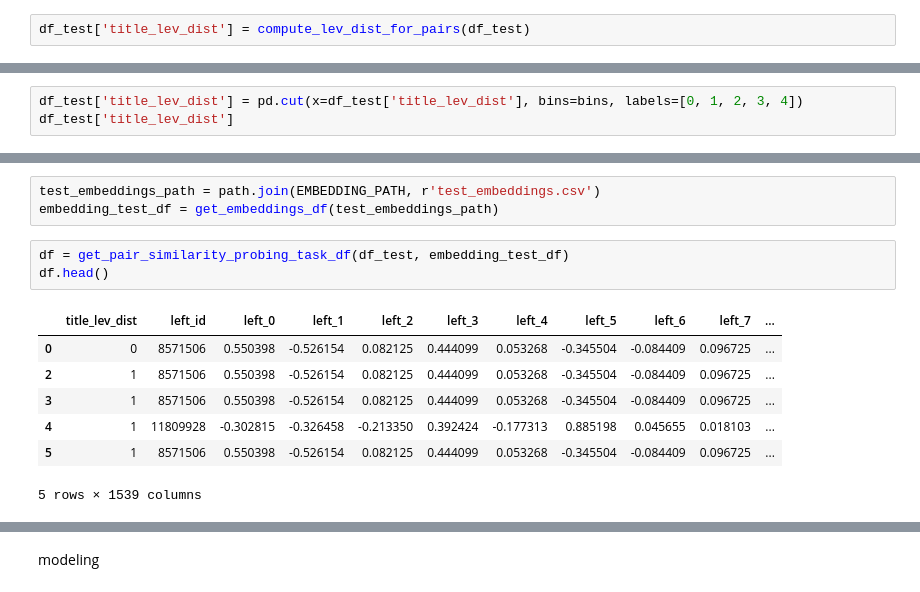
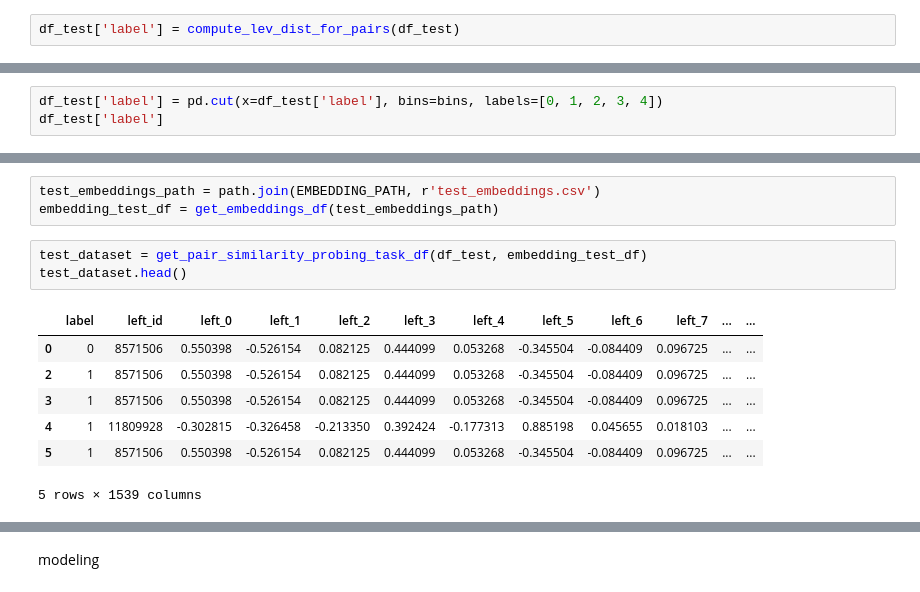
Before and after one commit to grant-TraDA/NLP-2022W, a Jupyter notebook: PROJECTS/E-commerce products_MOP/source/similarity_probing.ipynb, the cells around one changed output, grey strips where cells are left out. Cells and saved outputs as stored; diff of their text form.

```diff
--- a/PROJECTS/E-commerce products_MOP/source/similarity_probing.ipynb
+++ b/PROJECTS/E-commerce products_MOP/source/similarity_probing.ipynb
@@ -88,7 +93,7 @@ df_test = EnglishDatasetLoader.load_test(type=TYPE)
 # %% [markdown]
 Computing Levenshtein Distance for each pair - a new target variable for this probing task
 # %%
-df_test['title_lev_dist'] = compute_lev_dist_for_pairs(df_test)
+df_test['label'] = compute_lev_dist_for_pairs(df_test)
 # %% [markdown]
 Choosing the best bins for discretization of the new target variable - similarity score of each pair
 # %%
@@ -103,8 +108,8 @@ plot_histogram(df_test['title_lev_dist'].values, bins=bins)
 # %% [markdown]
 Discretize the target variable
 # %%
-df_test['title_lev_dist'] = pd.cut(x=df_test['title_lev_dist'], bins=bins, labels=[0, 1, 2, 3, 4])
-df_test['title_lev_dist']
+df_test['label'] = pd.cut(x=df_test['label'], bins=bins, labels=[0, 1, 2, 3, 4])
+df_test['label']
 # %% [output]
 0       0
 1       1
@@ -125,13 +130,13 @@ Get embeddings result data frame:
 test_embeddings_path = path.join(EMBEDDING_PATH, r'test_embeddings.csv')
 embedding_test_df = get_embeddings_df(test_embeddings_path)
 # %%
-df = get_pair_similarity_probing_task_df(df_test, embedding_test_df)
-df.head()
+test_dataset = get_pair_similarity_probing_task_df(df_test, embedding_test_df)
+test_dataset.head()
 # %% [output]
-|  | title_lev_dist | left_id | left_0 | left_1 | left_2 | left_3 | left_4 | left_5 | left_6 | left_7 | ... |
-| 0 | 0 | 8571506 | 0.550398 | -0.526154 | 0.082125 | 0.444099 | 0.053268 | -0.345504 | -0.084409 | 0.096725 | ... |
-| 2 | 1 | 8571506 | 0.550398 | -0.526154 | 0.082125 | 0.444099 | 0.053268 | -0.345504 | -0.084409 | 0.096725 | ... |
-| 3 | 1 | 8571506 | 0.550398 | -0.526154 | 0.082125 | 0.444099 | 0.053268 | -0.345504 | -0.084409 | 0.096725 | ... |
-| 4 | 1 | 11809928 | -0.302815 | -0.326458 | -0.213350 | 0.392424 | -0.177313 | 0.885198 | 0.045655 | 0.018103 | ... |
-| 5 | 1 | 8571506 | 0.550398 | -0.526154 | 0.082125 | 0.444099 | 0.053268 | -0.345504 | -0.084409 | 0.096725 | ... |
+|  | label | left_id | left_0 | left_1 | left_2 | left_3 | left_4 | left_5 | left_6 | left_7 | ... | ... |
+| 0 | 0 | 8571506 | 0.550398 | -0.526154 | 0.082125 | 0.444099 | 0.053268 | -0.345504 | -0.084409 | 0.096725 | ... | ... |
+| 2 | 1 | 8571506 | 0.550398 | -0.526154 | 0.082125 | 0.444099 | 0.053268 | -0.345504 | -0.084409 | 0.096725 | ... | ... |
+| 3 | 1 | 8571506 | 0.550398 | -0.526154 | 0.082125 | 0.444099 | 0.053268 | -0.345504 | -0.084409 | 0.096725 | ... | ... |
+| 4 | 1 | 11809928 | -0.302815 | -0.326458 | -0.213350 | 0.392424 | -0.177313 | 0.885198 | 0.045655 | 0.018103 | ... | ... |
+| 5 | 1 | 8571506 | 0.550398 | -0.526154 | 0.082125 | 0.444099 | 0.053268 | -0.345504 | -0.084409 | 0.096725 | ... | ... |
 5 rows × 1539 columns
```
Also changed, not shown: parts of 18 cells of this notebook, 3 other files.
